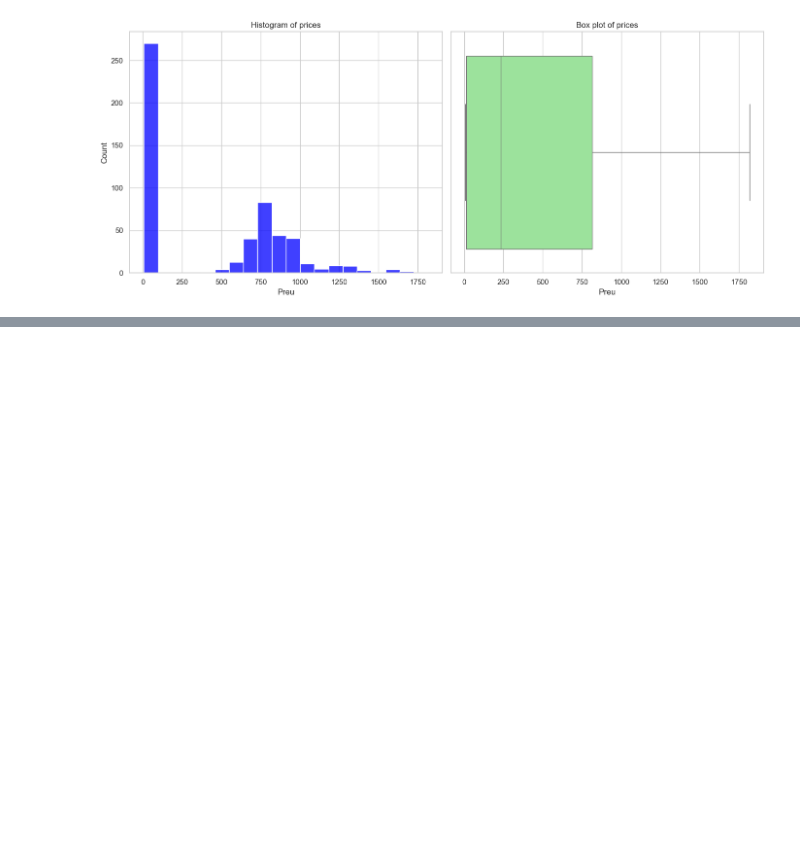
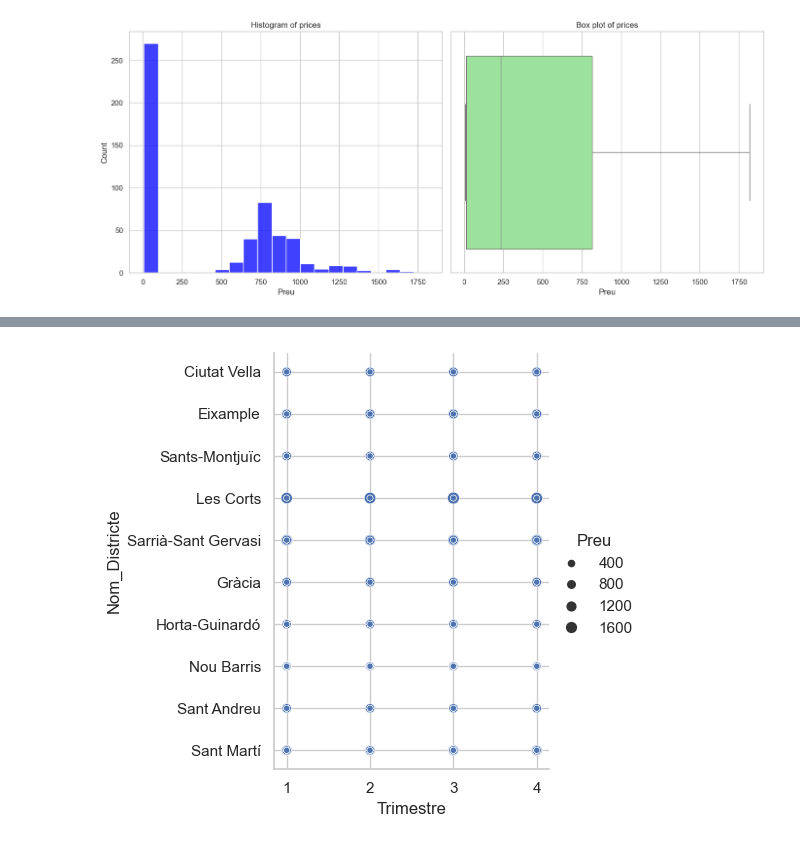
Before and after one commit to dfneto/itacademy, a Jupyter notebook: sprint4_visualization/task1.ipynb, the cells around one changed output, grey strips where cells are left out. Cells and saved outputs as stored; diff of their text form; code cells hidden in the pictures; blank space fills up the shorter version.

```diff
--- a/sprint4_visualization/task1.ipynb
+++ b/sprint4_visualization/task1.ipynb
@@ -60,0 +145,6 @@ plt.show()
+# %%
+# Crea una visualización para tres variables (Distrito, Trimestre y Precio)
+sns.relplot(data=df, x='Trimestre', y='Nom_Districte', size='Preu')
+plt.savefig('5-District x Quarter x Price')
+# %% [output]
+[figure, added]
```
Also changed, not shown: parts of 14 cells of this notebook, 8 other files.
